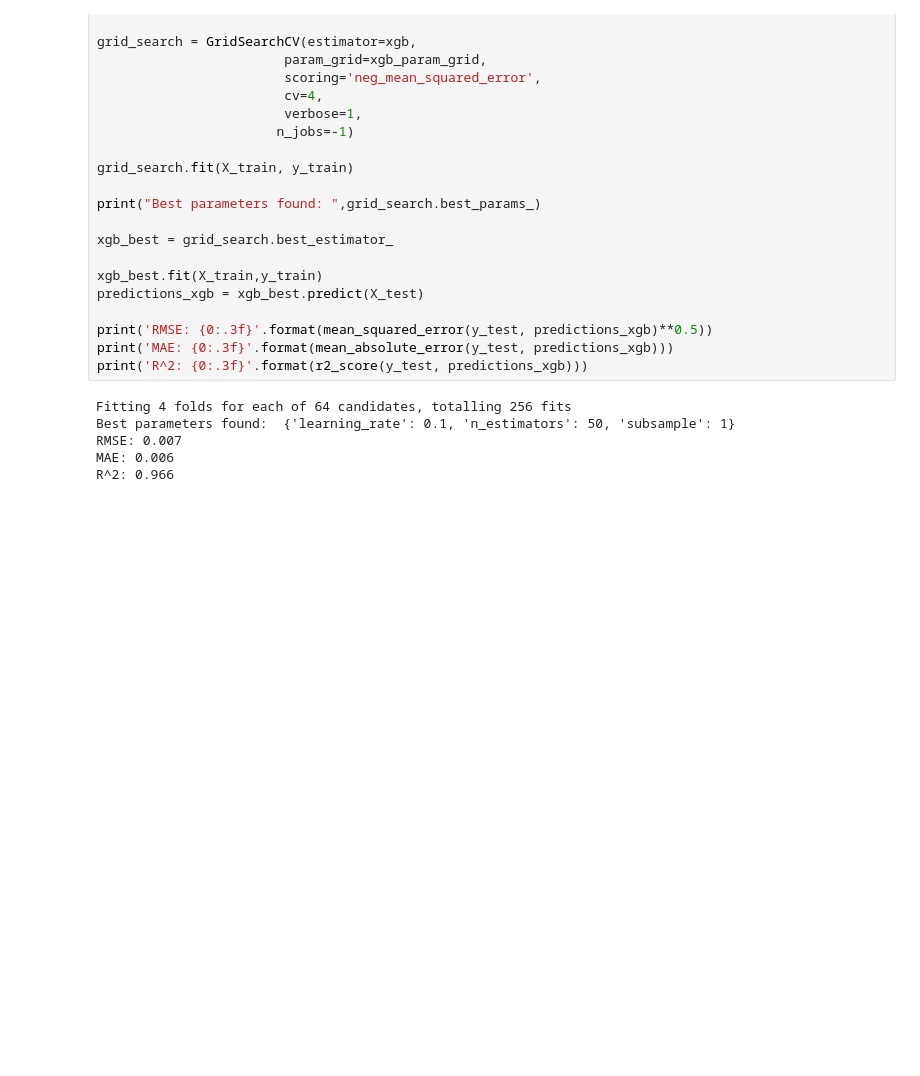
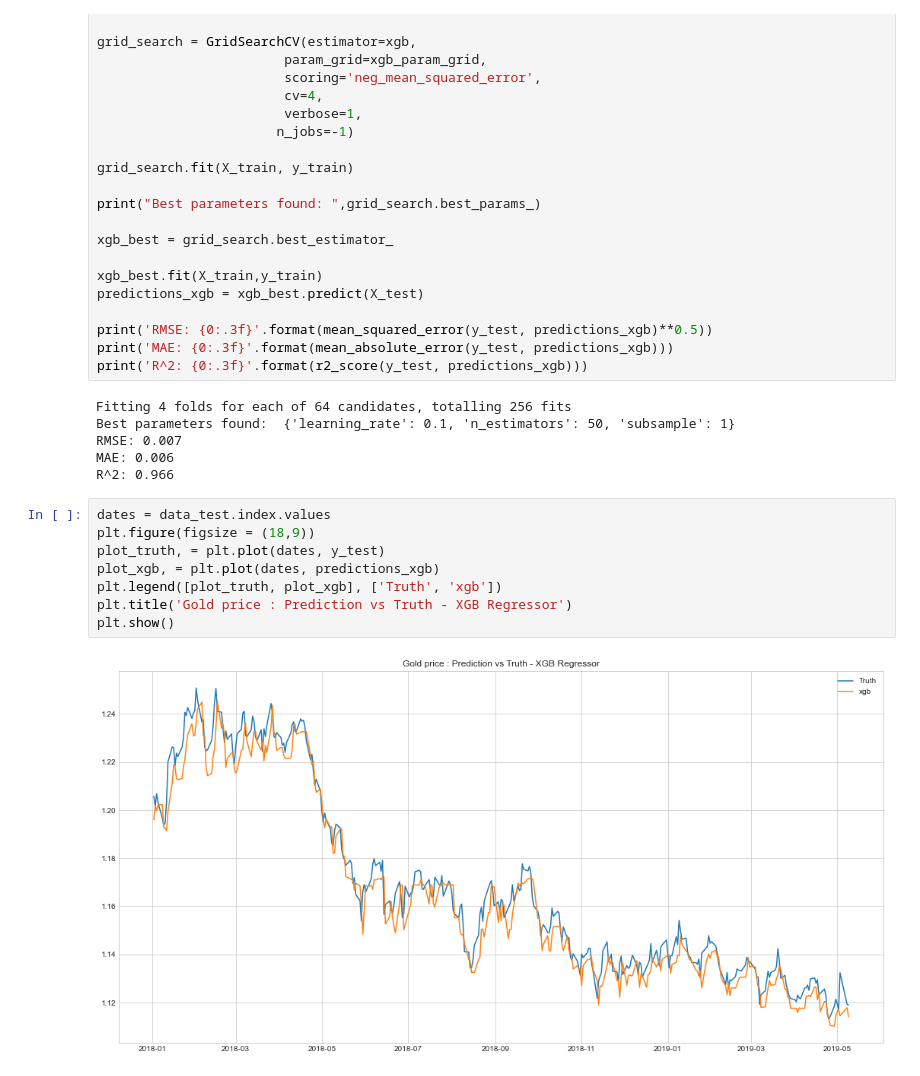
Before and after one commit to rezaeim/prediction, a Jupyter notebook: eurusd.ipynb, the cells around one changed output. Cells and saved outputs as stored; diff of their text form; blank space fills up the shorter version.

```diff
--- a/eurusd.ipynb
+++ b/eurusd.ipynb
@@ -393,3 +393,13 @@ Best parameters found:  {'learning_rate': 0.1, 'n_estimators': 50, 'subsample':
 RMSE: 0.007
 MAE: 0.006
 R^2: 0.966
+# %%
+dates = data_test.index.values
+plt.figure(figsize = (18,9))
+plot_truth, = plt.plot(dates, y_test)
+plot_xgb, = plt.plot(dates, predictions_xgb)
+plt.legend([plot_truth, plot_xgb], ['Truth', 'xgb'])
+plt.title('Gold price : Prediction vs Truth - XGB Regressor')
+plt.show()
+# %% [output]
+[figure, added]
```
